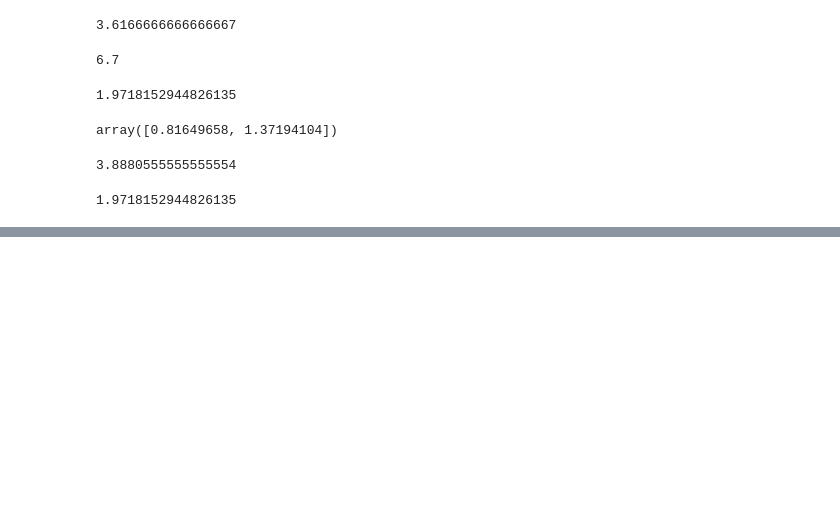
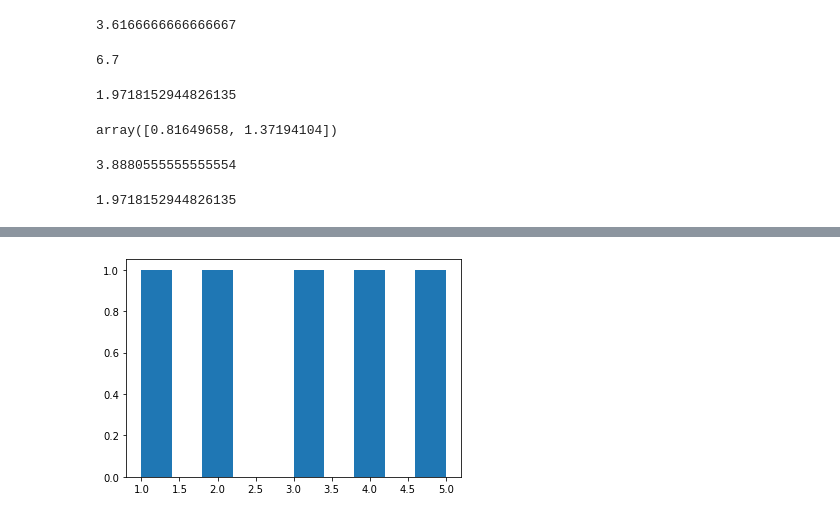
Before and after one commit to GKPSingh/M3D21, a Jupyter notebook: Learning Numpy.ipynb, the cells around one changed output, grey strips where cells are left out. Cells and saved outputs as stored; diff of their text form; code cells hidden in the pictures; blank space fills up the shorter version.

```diff
--- a/Learning Numpy.ipynb
+++ b/Learning Numpy.ipynb
@@ -480,0 +512,4 @@ np.sqrt(np.var(a2))
+# %%
+plt.hist(low_variance_array);
+# %% [output]
+[figure, added]
```
Also changed, not shown: parts of 17 cells of this notebook.
